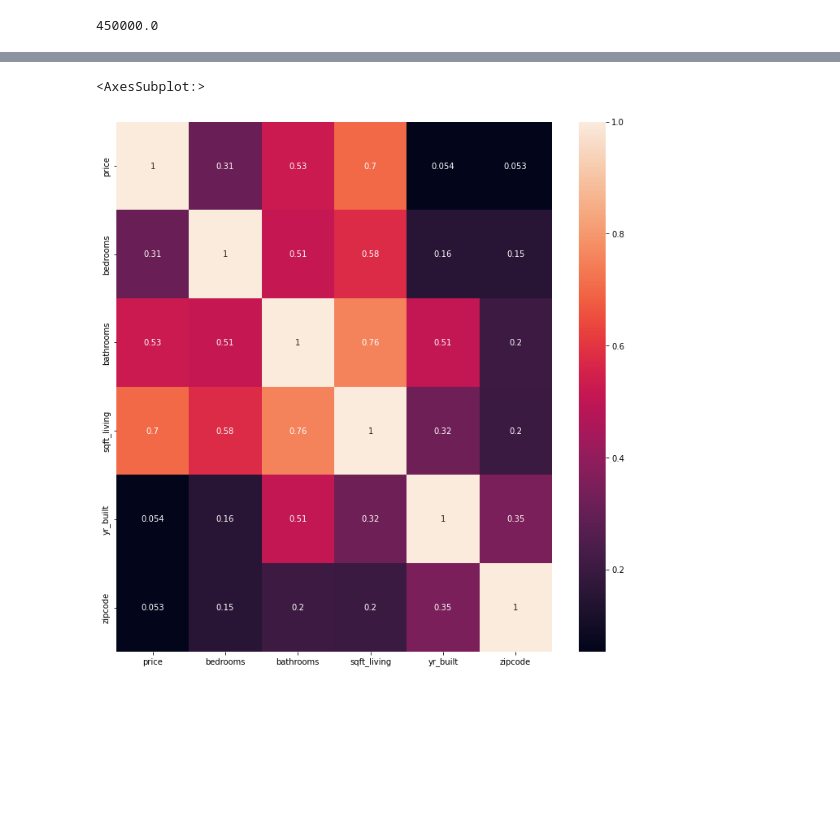
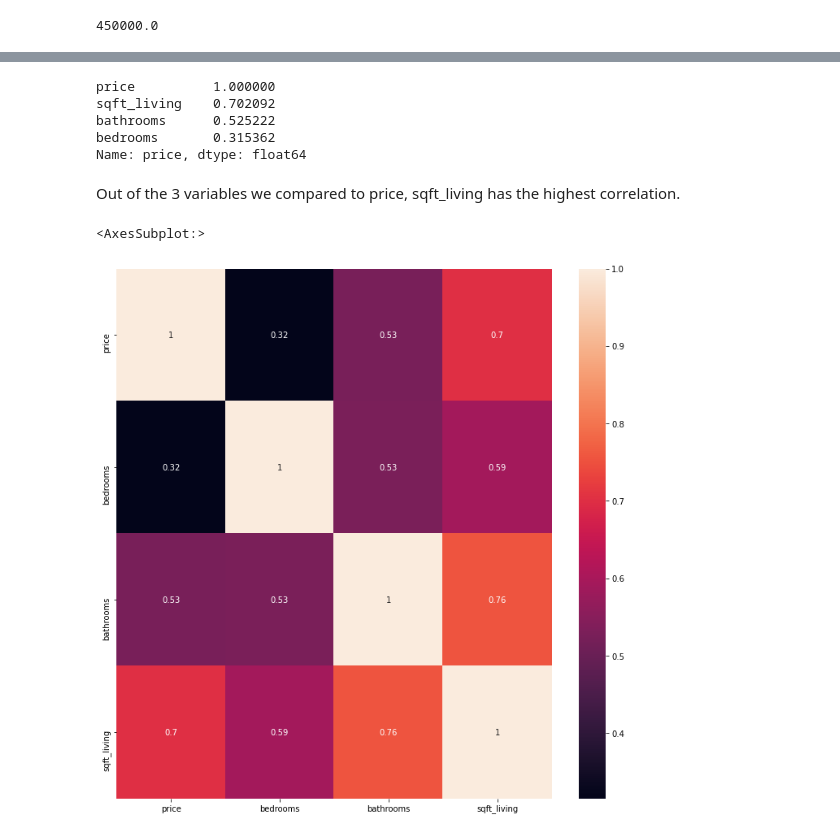
Before and after one commit to namitarana1/KingCounty-Housing, a Jupyter notebook: Real_Estate_Analysis.ipynb, the cells around one changed output, grey strips where cells are left out. Saved outputs shown, nothing was run; the diff lists cells and outputs as text; code cells hidden in the pictures; blank space fills up the shorter version.

```diff
--- a/Real_Estate_Analysis.ipynb
+++ b/Real_Estate_Analysis.ipynb
@@ -186,0 +187,2 @@ df.loc[df['bedrooms'] == 33]
+# %%
+df=df.drop(2402100895)
@@ -186,0 +215,2 @@ df.loc[df['bedrooms'] == 33]
+# %%
+df=df.drop(1225069038)
@@ -197,10 +297,20 @@ yr_built_median
 # %%
 # pick the variables we are interested in and numeric
 # see correlations between them and the target
-df_explore=df.drop(['id','sqft_lot','floors','waterfront','sqft_above','sqft_basement','yr_renovated','lat','long','sqft_living15','sqft_lot15'],axis=1)
+df_explore1 = df.drop(['sqft_lot','floors','waterfront', 'view', 'condition', 'grade', 'sqft_above', 'yr_built', 'sqft_basement','yr_renovated', 'zipcode', 'lat','long','sqft_living15','sqft_lot15'],axis=1)
+# %%
+df_explore1.corr()['price'].sort_values(ascending=False)
+# %% [output]
+price          1.000000
+sqft_living    0.702092
+bathrooms      0.525222
+bedrooms       0.315362
+Name: price, dtype: float64
+# %% [markdown]
+Out of the 3 variables we compared to price, sqft_living has the highest correlation.
 # %%
 f, ax = plt.subplots(figsize=(12,12))
-sns.heatmap(df_explore.corr().abs(), annot=True)
+sns.heatmap(df_explore1.corr(), annot=True)
 # %% [output]
 <AxesSubplot:>
-[figure, old version]
+[figure, new version]
```
Also changed, not shown: parts of 40 cells of this notebook.
